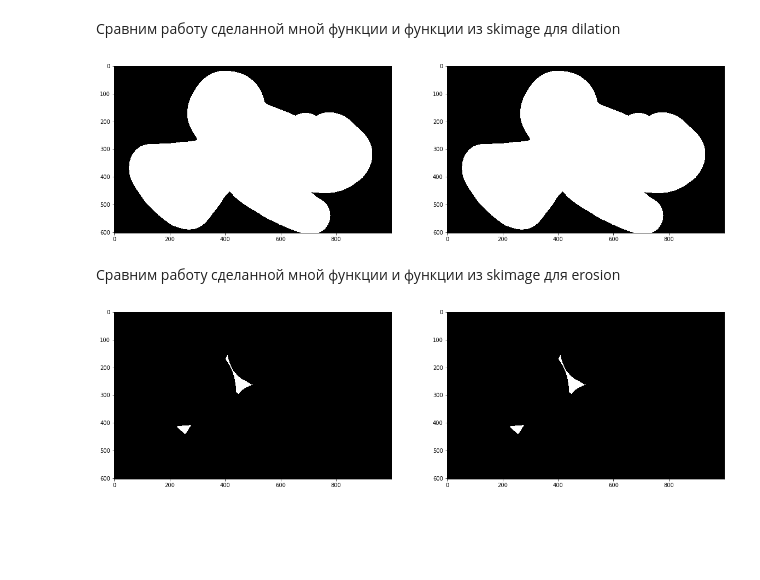
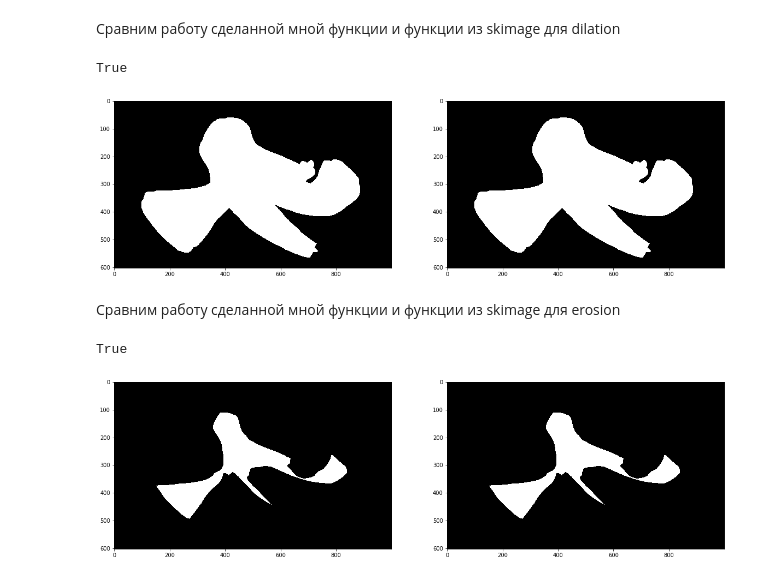
Before and after one commit to megavaz/graphic, a Jupyter notebook: l3/dil_er.ipynb, the cells around one changed output. Cells and saved outputs as stored; diff of their text form; code cells hidden in the pictures; blank space fills up the shorter version.

```diff
--- a/l3/dil_er.ipynb
+++ b/l3/dil_er.ipynb
@@ -86,7 +86,7 @@ def figure_creator(fig_type, shape=(1,1), source=None):
 # %% [markdown]
 Создадим фигуру из набора или импортируем из файла
 # %%
-k = figure_creator('disc', (137,137))
+k = figure_creator('custom', source='object.png')
 imshow(k)
 #unique, counts = np.unique(k, return_counts=True)
 #dict(zip(unique, counts))
@@ -96,5 +96,6 @@ imshow(k)
 # %%
 def dilation_custom(img, selem):
+    selem = np.flip(selem)
     row = img.shape[0] + 2 * selem.shape[0]
     column = img.shape[1] + 2 * selem.shape[1]
     big_img = np.zeros((row, column))
@@ -104,8 +105,8 @@ def dilation_custom(img, selem):
     selem_mask = selem == 1.
     y_range = selem.shape[0] // 2
     x_range = selem.shape[1] // 2
-    for i in range(0, mask.shape[0]):
-        for j in range(0, mask.shape[1]):
+    for i in range(0, row):
+        for j in range(0, column):
             if mask[i][j]:
                 ret_img[i - y_range: i + y_range + 1, j - x_range: j + x_range + 1][selem_mask] = 1.
     return ret_img[selem.shape[0]:-selem.shape[0], selem.shape[1]:-selem.shape[1]]
@@ -140,8 +141,10 @@ imd = dilation_custom(img, k)
 imd_1 = morphology.dilation(img, k)
 # %%
 show_couple(imd, imd_1)
+np.all(imd == imd_1)
 # %% [output]
+True
-[figure, old version]
+[figure, new version]
 # %% [markdown]
 Сравним работу сделанной мной функции и функции из skimage для erosion
 # %%
@@ -149,5 +152,7 @@ ime = erosion_custom(img, k)
 ime_1 = morphology.erosion(img, k)
 # %%
 show_couple(ime, ime_1)
+np.all(ime == ime_1)
 # %% [output]
+True
-[figure, old version]
+[figure, new version]
```
Also changed, not shown: parts of 1 cell of this notebook.
